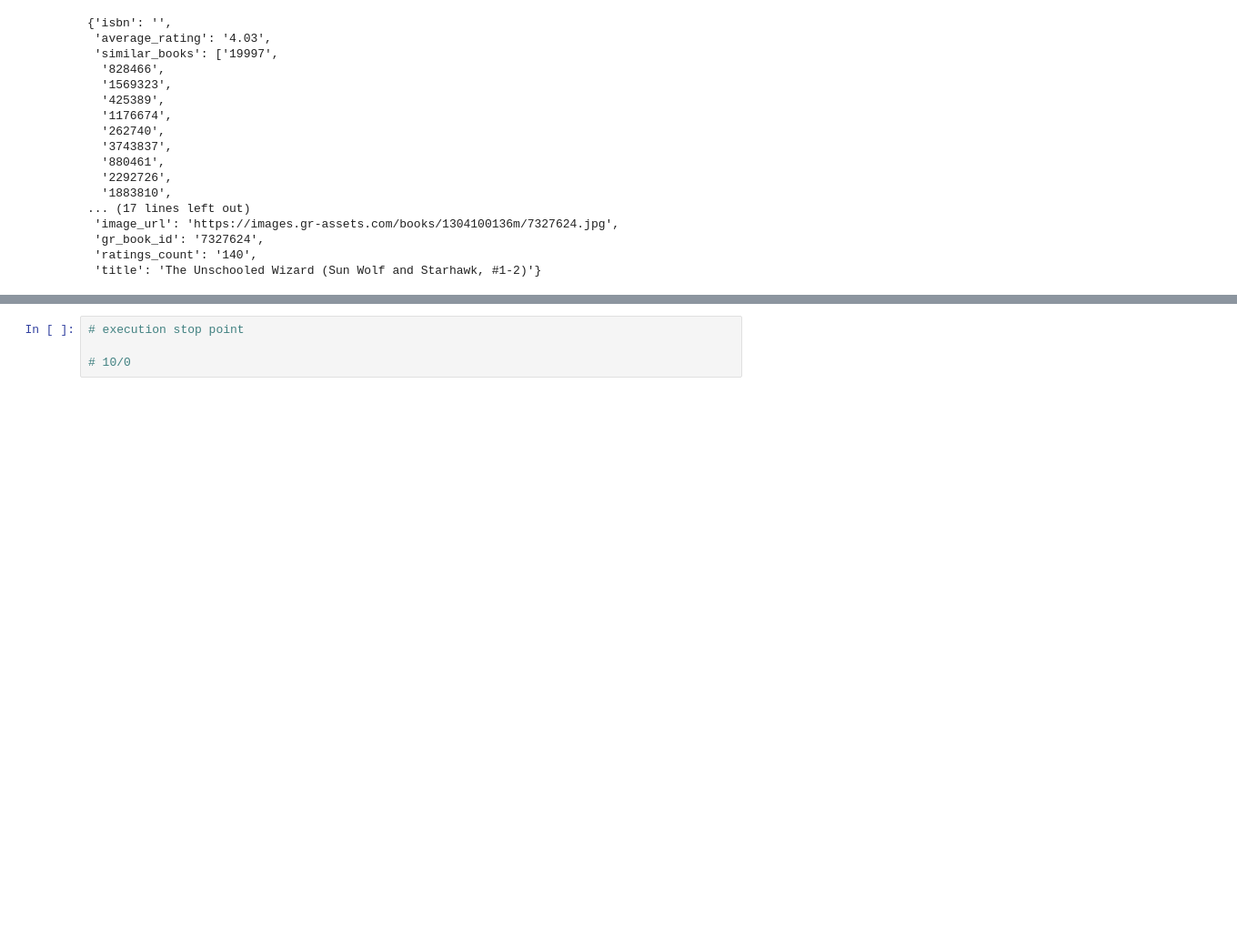
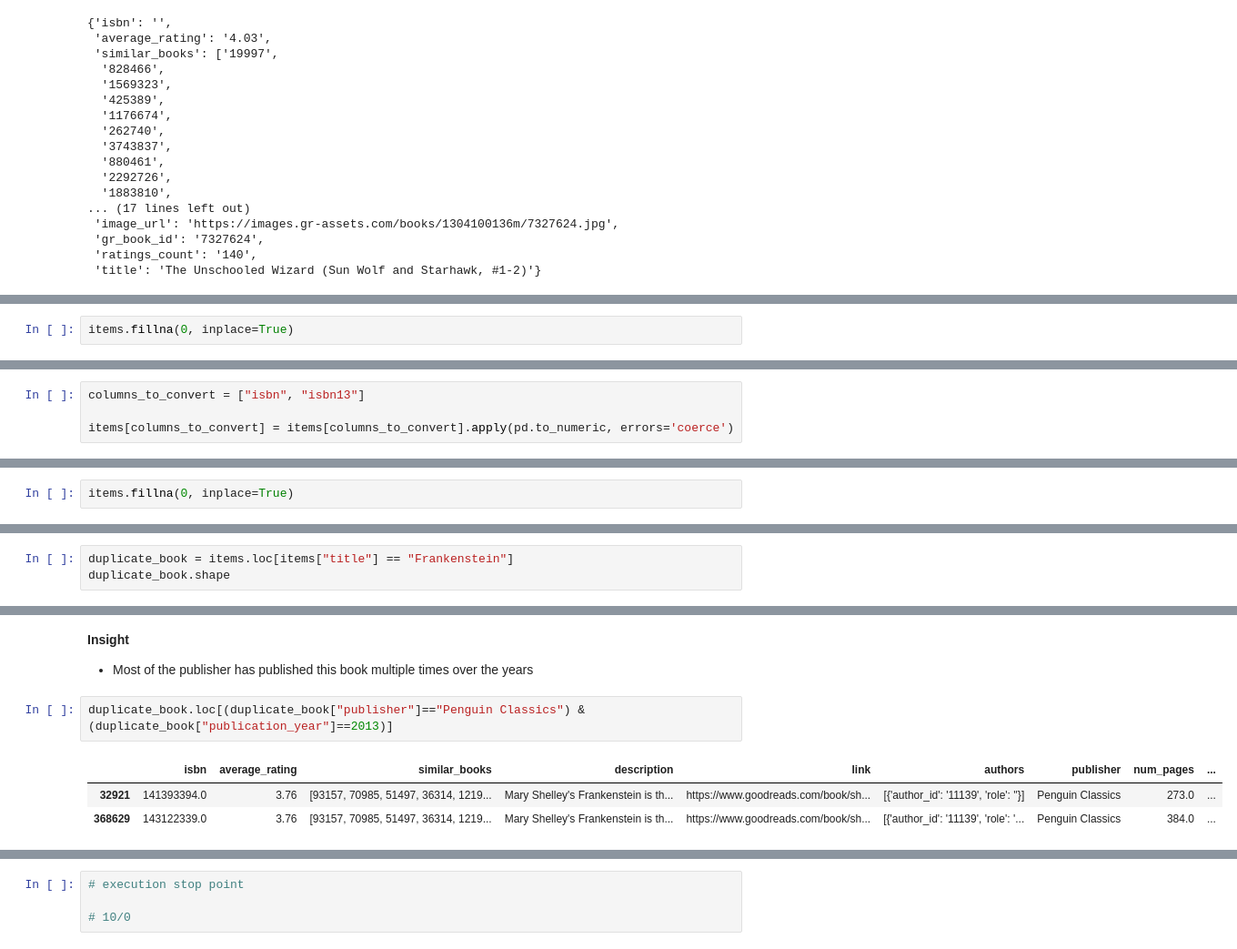
Before and after one commit to sg13041995/Goodreads_SearchEngine, a Jupyter notebook: Datasets/Exploration_Wrangling/SE/exp_goodreads_books_json.ipynb, the cells around one changed output, grey strips where cells are left out. Shown: that part at 91% size. Drawn from its saved outputs; the diff is of its cells as text; blank space fills up the shorter version.

```diff
--- a/Datasets/Exploration_Wrangling/SE/exp_goodreads_books_json.ipynb
+++ b/Datasets/Exploration_Wrangling/SE/exp_goodreads_books_json.ipynb
@@ -386,0 +407,2 @@ with gzip.open('../../Processed/SE/itemDetails_RatingCount_gt15_p1.json.gz', 'wt
+# %%
+items.fillna(0, inplace=True)
@@ -386,0 +439,4 @@ with gzip.open('../../Processed/SE/itemDetails_RatingCount_gt15_p1.json.gz', 'wt
+# %%
+columns_to_convert = ["isbn", "isbn13"]
+
+items[columns_to_convert] = items[columns_to_convert].apply(pd.to_numeric, errors='coerce')
@@ -386,0 +473,2 @@ with gzip.open('../../Processed/SE/itemDetails_RatingCount_gt15_p1.json.gz', 'wt
+# %%
+items.fillna(0, inplace=True)
@@ -386,0 +570,3 @@ with gzip.open('../../Processed/SE/itemDetails_RatingCount_gt15_p1.json.gz', 'wt
+# %%
+duplicate_book = items.loc[items["title"] == "Frankenstein"]
+duplicate_book.shape
@@ -386,0 +767,9 @@ with gzip.open('../../Processed/SE/itemDetails_RatingCount_gt15_p1.json.gz', 'wt
+# %% [markdown]
+**Insight**
+- Most of the publisher has published this book multiple times over the years
+# %%
+duplicate_book.loc[(duplicate_book["publisher"]=="Penguin Classics") & (duplicate_book["publication_year"]==2013)]
+# %% [output]
+|  | isbn | average_rating | similar_books | description | link | authors | publisher | num_pages | ... |
+| 32921 | 141393394.0 | 3.76 | [93157, 70985, 51497, 36314, 1219... | Mary Shelley's Frankenstein is th... | https://www.goodreads.com/book/sh... | [{'author_id': '11139', 'role': ''}] | Penguin Classics | 273.0 | ... |
+| 368629 | 143122339.0 | 3.76 | [93157, 70985, 51497, 36314, 1219... | Mary Shelley's Frankenstein is th... | https://www.goodreads.com/book/sh... | [{'author_id': '11139', 'role': '... | Penguin Classics | 384.0 | ... |
```
Also changed, not shown: parts of 155 cells of this notebook, 9 other files.
